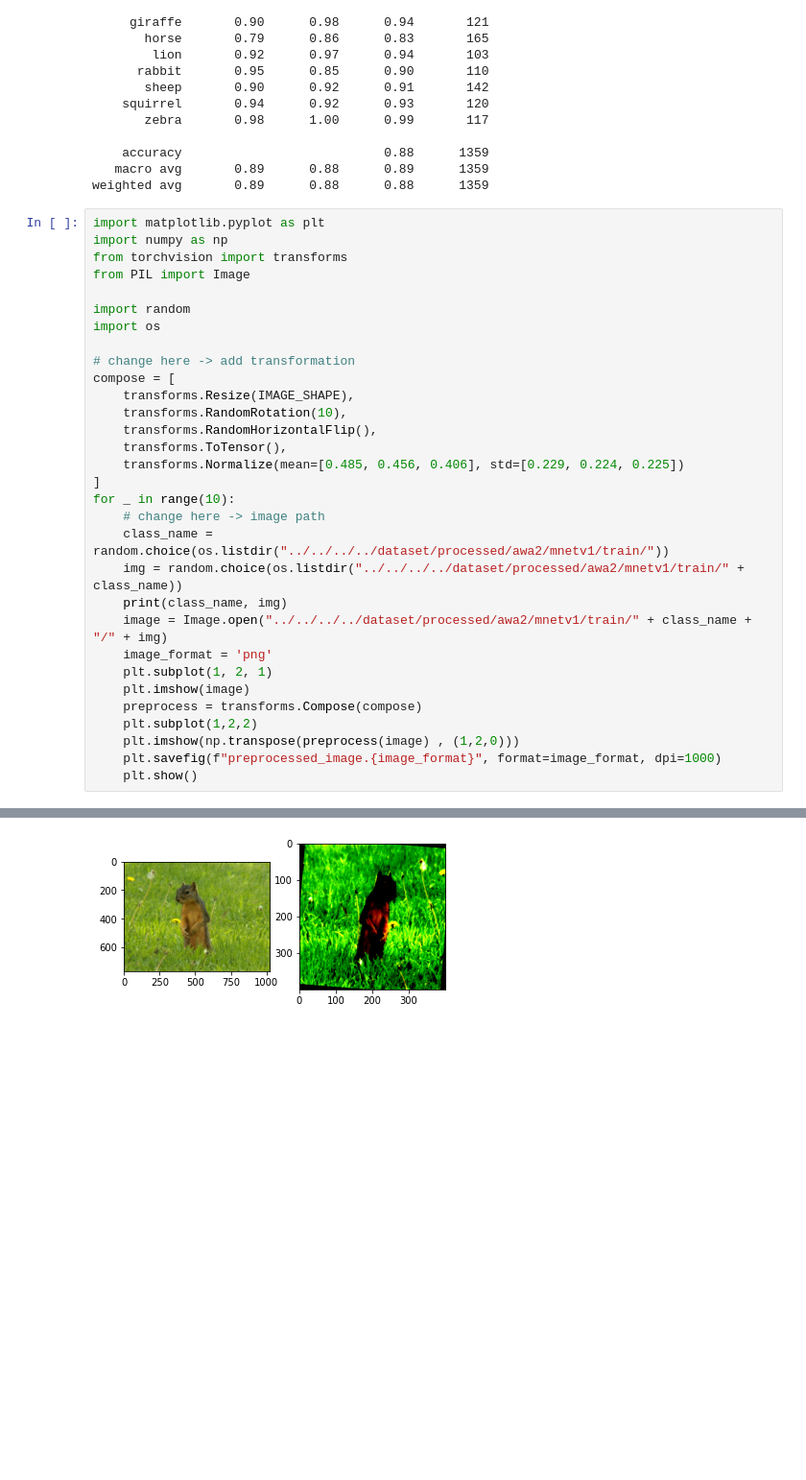
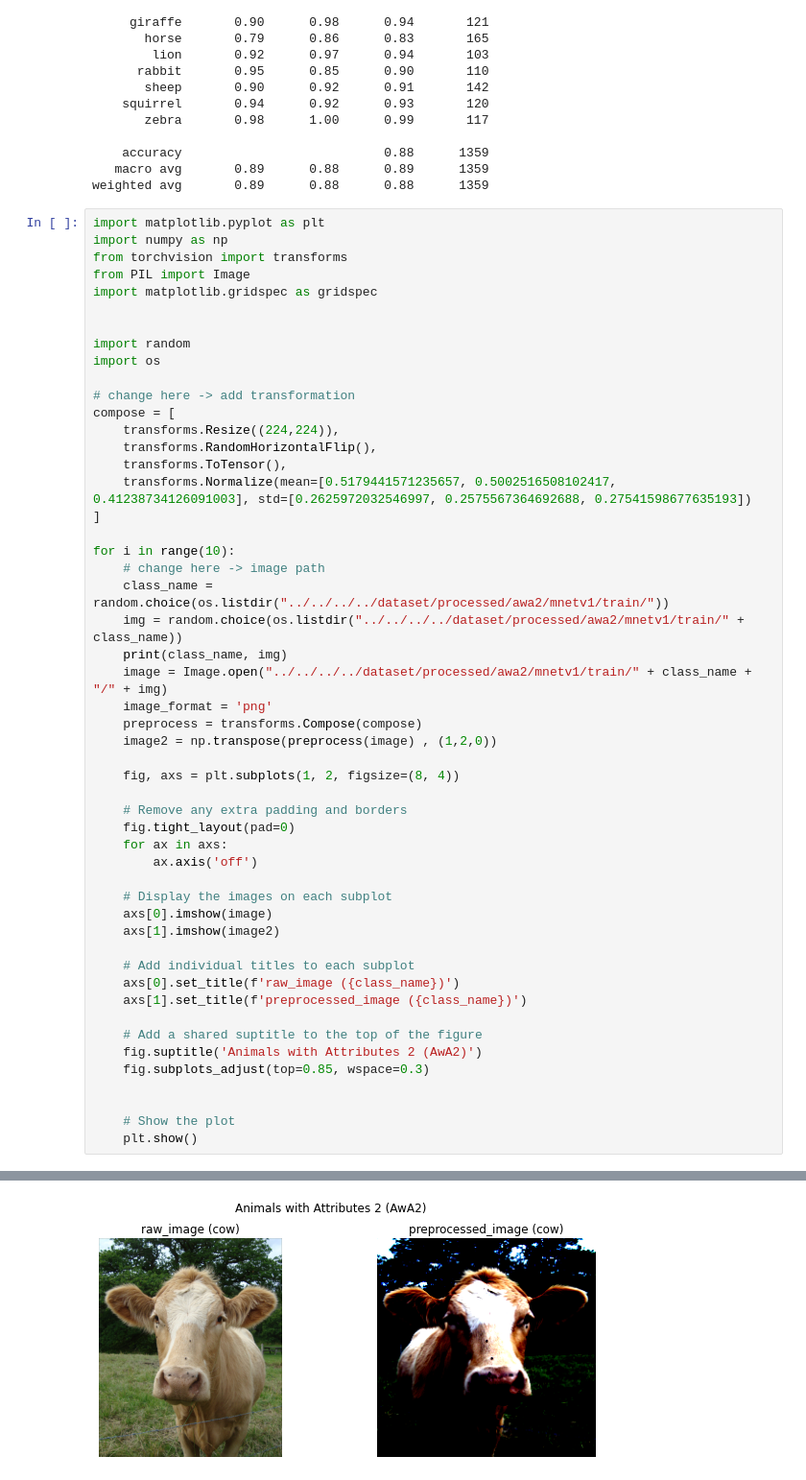
Before and after one commit to imdeep2905/COMP6721_Winter2023_GroupA, a Jupyter notebook: src/awa2/mnetv1/400x400_22epoch/vis.ipynb, the cells around one changed output, grey strips where cells are left out. Shown at 96% size. Cells and saved outputs as stored; diff of their text form; blank space fills up the shorter version.

```diff
--- a/src/awa2/mnetv1/400x400_22epoch/vis.ipynb
+++ b/src/awa2/mnetv1/400x400_22epoch/vis.ipynb
@@ -162,30 +162,50 @@ import matplotlib.pyplot as plt
 import numpy as np
 from torchvision import transforms
 from PIL import Image
+import matplotlib.gridspec as gridspec
+
 
 import random
 import os
 
 # change here -> add transformation
 compose = [
-    transforms.Resize(IMAGE_SHAPE),
-    transforms.RandomRotation(10),
+    transforms.Resize((224,224)),
     transforms.RandomHorizontalFlip(),
     transforms.ToTensor(),
-    transforms.Normalize(mean=[0.485, 0.456, 0.406], std=[0.229, 0.224, 0.225])
+    transforms.Normalize(mean=[0.5179441571235657, 0.5002516508102417, 0.41238734126091003], std=[0.2625972032546997, 0.2575567364692688, 0.27541598677635193])
 ]
-for _ in range(10):
+
+for i in range(10):
     # change here -> image path
     class_name = random.choice(os.listdir("../../../../dataset/processed/awa2/mnetv1/train/"))
     img = random.choice(os.listdir("../../../../dataset/processed/awa2/mnetv1/train/" + class_name))
     print(class_name, img)
     image = Image.open("../../../../dataset/processed/awa2/mnetv1/train/" + class_name + "/" + img)
     image_format = 'png'
-    plt.subplot(1, 2, 1)
-    plt.imshow(image)
     preprocess = transforms.Compose(compose)
-    plt.subplot(1,2,2)
-    plt.imshow(np.transpose(preprocess(image) , (1,2,0)))
-    plt.savefig(f"preprocessed_image.{image_format}", format=image_format, dpi=1000)
+    image2 = np.transpose(preprocess(image) , (1,2,0))
+
+    fig, axs = plt.subplots(1, 2, figsize=(8, 4))
+
+    # Remove any extra padding and borders
+    fig.tight_layout(pad=0)
+    for ax in axs:
+        ax.axis('off')
+
+    # Display the images on each subplot
+    axs[0].imshow(image)
+    axs[1].imshow(image2)
+
+    # Add individual titles to each subplot
+    axs[0].set_title(f'raw_image ({class_name})')
+    axs[1].set_title(f'preprocessed_image ({class_name})')
+
+    # Add a shared suptitle to the top of the figure
+    fig.suptitle('Animals with Attributes 2 (AwA2)')
+    fig.subplots_adjust(top=0.85, wspace=0.3)
+
+
+    # Show the plot
     plt.show()
 # %% [output]
@@ -197 +217 @@ squirrel squirrel_10949.jpg
-[figure, old version]
+[figure, new version]
```
Also changed, not shown: parts of 1 cell of this notebook.
